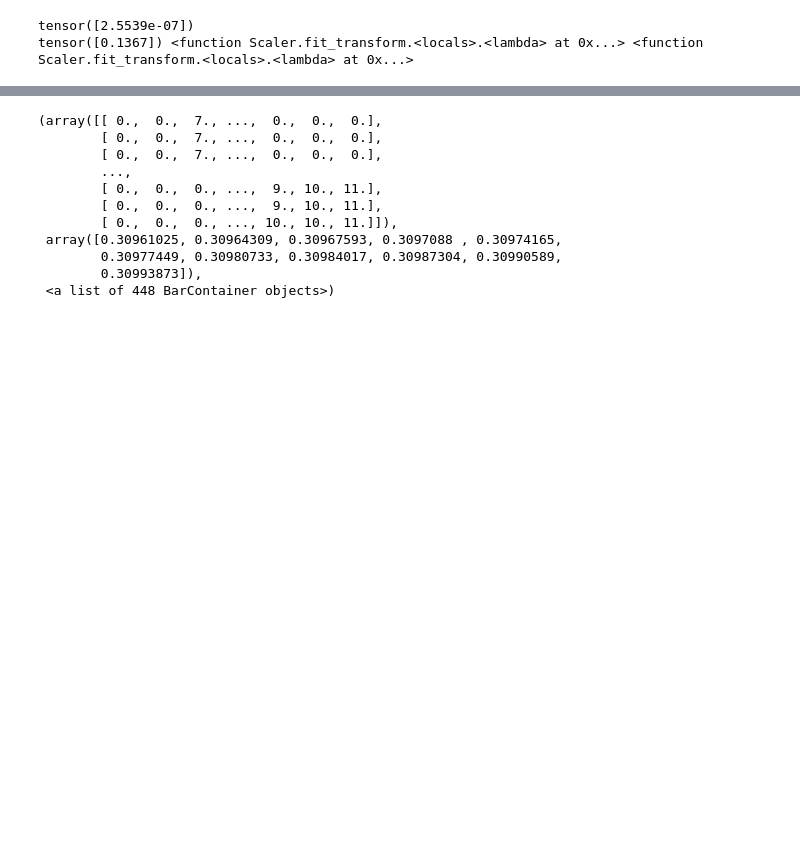
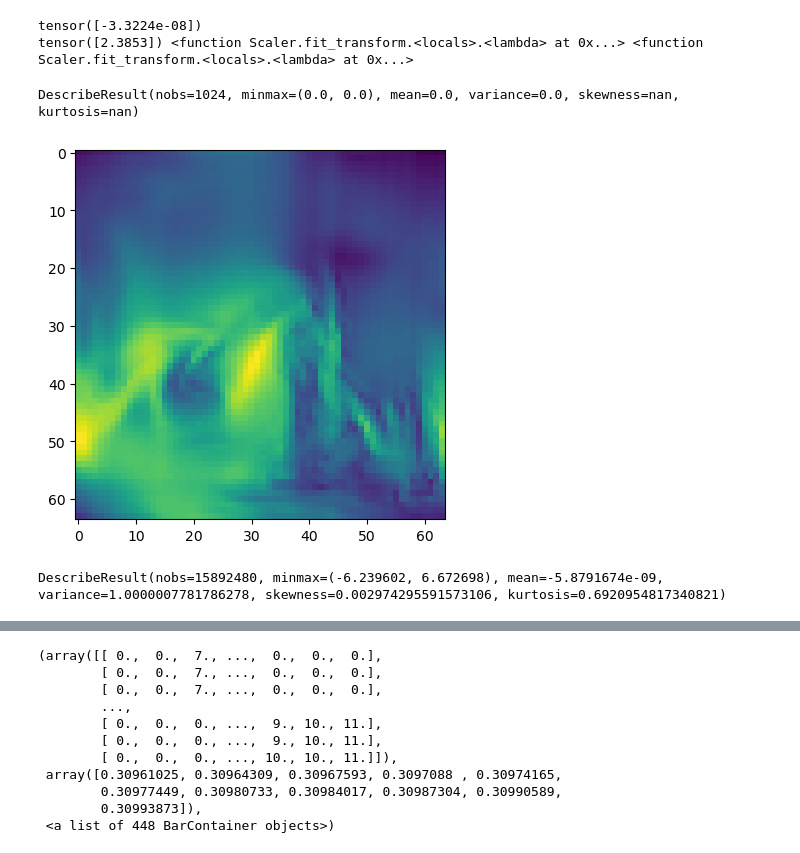
Before and after one commit to Rose-STL-Lab/Turbulent-Flow-Net, a Jupyter notebook: TF_net/vis.ipynb, the cells around one changed output, grey strips where cells are left out. Drawn from its saved outputs; the diff is of its cells as text; code cells hidden in the pictures; blank space fills up the shorter version.

```diff
--- a/TF_net/vis.ipynb
+++ b/TF_net/vis.ipynb
@@ -14,11 +14,15 @@ from scipy import stats
 from pathlib import Path
 import numpy as np
 
+def describe(x, axis=None):
+    return stats.describe(x, axis)
+
+
 class Args:
     pass
 # %%
 args = Args()
-args.data = 'data5.pt'
+args.data = 'data9_101.pt'
 
 
 if args.data == "rbc_data.pt":
@@ -26,11 +30,19 @@ if args.data == "rbc_data.pt":
     permute = False
     offset=0
     transform_type = 'std'
+    test_mode_train = False
 elif args.data == 'data5.pt':
     compress = False
     permute = True
     offset = 60
     transform_type = 'std'
+    split_spatially = False
+elif 'data' in args.data and '101' in args.data:
+    compress = False
+    permute = True
+    offset = 60
+    transform_type = 'std'
+    test_mode_train = True
 else:
     raise ValueError("Un expected data file name")
 args.transform = Scaler(transform_type, offset)
@@ -40,8 +52,31 @@ if Path(args.data).name == args.data: args.data = "../" + args.data #===========
 
 data_prep = preprocess(args, permute, compress, test_mode=True)
 # %% [output]
-tensor([2.5539e-07])
-tensor([0.1367]) <function Scaler.fit_transform.<locals>.<lambda> at 0x...> <function Scaler.fit_transform.<locals>.<lambda> at 0x...>
+tensor([-3.3224e-08])
+tensor([2.3853]) <function Scaler.fit_transform.<locals>.<lambda> at 0x...> <function Scaler.fit_transform.<locals>.<lambda> at 0x...>
+# %%
+def plot_dft():
+    idx=0
+    signal = torch.linalg.norm(data_prep[idx], dim=0)
+    fig, ax3 = plt.subplots(ncols=1)
+    # ax1.imshow(signal)
+    dft = torch.fft.fft2(signal)
+    cutoff = int(0.5 * 64 )
+    dft[cutoff:, cutoff:] = 0.0
+    # ax2.imshow(torch.real(dft))
+    idft = torch.fft.ifft2(dft)
+    ax3.imshow(torch.real(idft))
+    print(describe(torch.real(dft[32:,32:])))
+
+
+plot_dft()
+# %% [output]
+DescribeResult(nobs=1024, minmax=(0.0, 0.0), mean=0.0, variance=0.0, skewness=nan, kurtosis=nan)
+[figure, added]
+# %%
+describe(data_prep)
+# %% [output]
+DescribeResult(nobs=15892480, minmax=(-6.239602, 6.672698), mean=-5.8791674e-09, variance=1.0000007781786278, skewness=0.002974295591573106, kurtosis=0.6920954817340821)
 # %%
 %matplotlib inline
 from matplotlib import pyplot as plt
```
Also changed, not shown: parts of 6 cells of this notebook, 4 other files.
